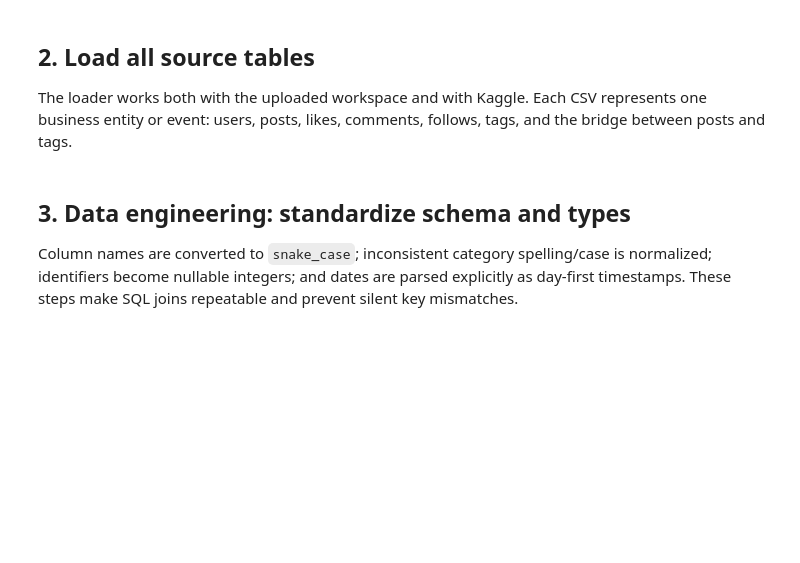
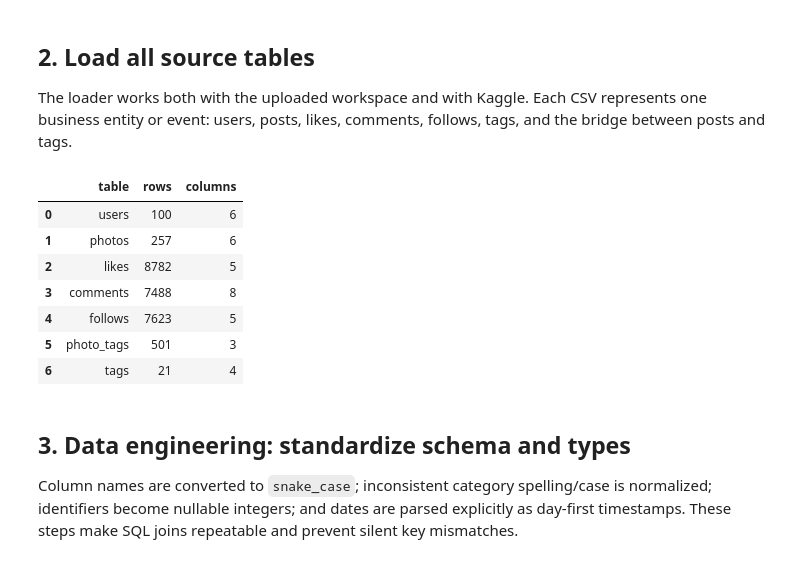
Before and after one commit to KartikKachwahe/instagram-analysis, a Jupyter notebook: notebook/Alfido_Tech_Instagram_Complete_Data_Project.ipynb, the cells around one changed output. Drawn from its saved outputs; the diff is of its cells as text; code cells hidden in the pictures; blank space fills up the shorter version.

```diff
--- a/notebook/Alfido_Tech_Instagram_Complete_Data_Project.ipynb
+++ b/notebook/Alfido_Tech_Instagram_Complete_Data_Project.ipynb
@@ -46,18 +55,44 @@ Output directory: C:\Users\Kartik\Downloads\instagram_project_outputs
 
 The loader works both with the uploaded workspace and with Kaggle. Each CSV represents one business entity or event: users, posts, likes, comments, follows, tags, and the bridge between posts and tags.
 # %%
-candidate_dirs = [Path('upload'), Path('/kaggle/input/instgram'), Path('/kaggle/input/instagram')]
+candidate_dirs = [
+    Path("../data/raw"),
+    Path("data/raw"),
+    Path("/kaggle/input/datasets/kartikkachwahe0213/alfido-instagram-data")
+]
 DATA_DIR = next((p for p in candidate_dirs if p.exists()), None)
+
 if DATA_DIR is None:
-    raise FileNotFoundError('Place the seven CSV files in upload/ or a Kaggle input folder.')
+     raise FileNotFoundError('Place the seven CSV files in upload/ or a Kaggle input folder.')
 
 files = {
-    'users': 'users.csv', 'photos': 'photos.csv', 'likes': 'likes.csv',
-    'comments': 'comments(4).csv', 'follows': 'follows.csv',
-    'photo_tags': 'photo_tags.csv', 'tags': 'tags.csv'
+    "users": "users.csv",
+    "photos": "photos.csv",
+    "likes": "likes.csv",
+    "comments": "comments.csv",
+    "follows": "follows.csv",
+    "photo_tags": "photo_tags.csv",
+    "tags": "tags.csv"
 }
-raw = {name: pd.read_csv(DATA_DIR / filename) for name, filename in files.items()}
-pd.DataFrame([{'table': k, 'rows': len(v), 'columns': v.shape[1]} for k,v in raw.items()])
+
+raw = {
+     name: pd.read_csv(DATA_DIR / filename)
+     for name, filename in files.items()
+     }
+
+pd.DataFrame([
+     {'table': k, 'rows': len(v), 'columns': v.shape[1]}
+     for k,v in raw.items()
+])
+# %% [output]
+|  | table | rows | columns |
+| 0 | users | 100 | 6 |
+| 1 | photos | 257 | 6 |
+| 2 | likes | 8782 | 5 |
+| 3 | comments | 7488 | 8 |
+| 4 | follows | 7623 | 5 |
+| 5 | photo_tags | 501 | 3 |
+| 6 | tags | 21 | 4 |
 # %% [markdown]
 ## 3. Data engineering: standardize schema and types
 
```
Also changed, not shown: parts of 16 cells of this notebook.
